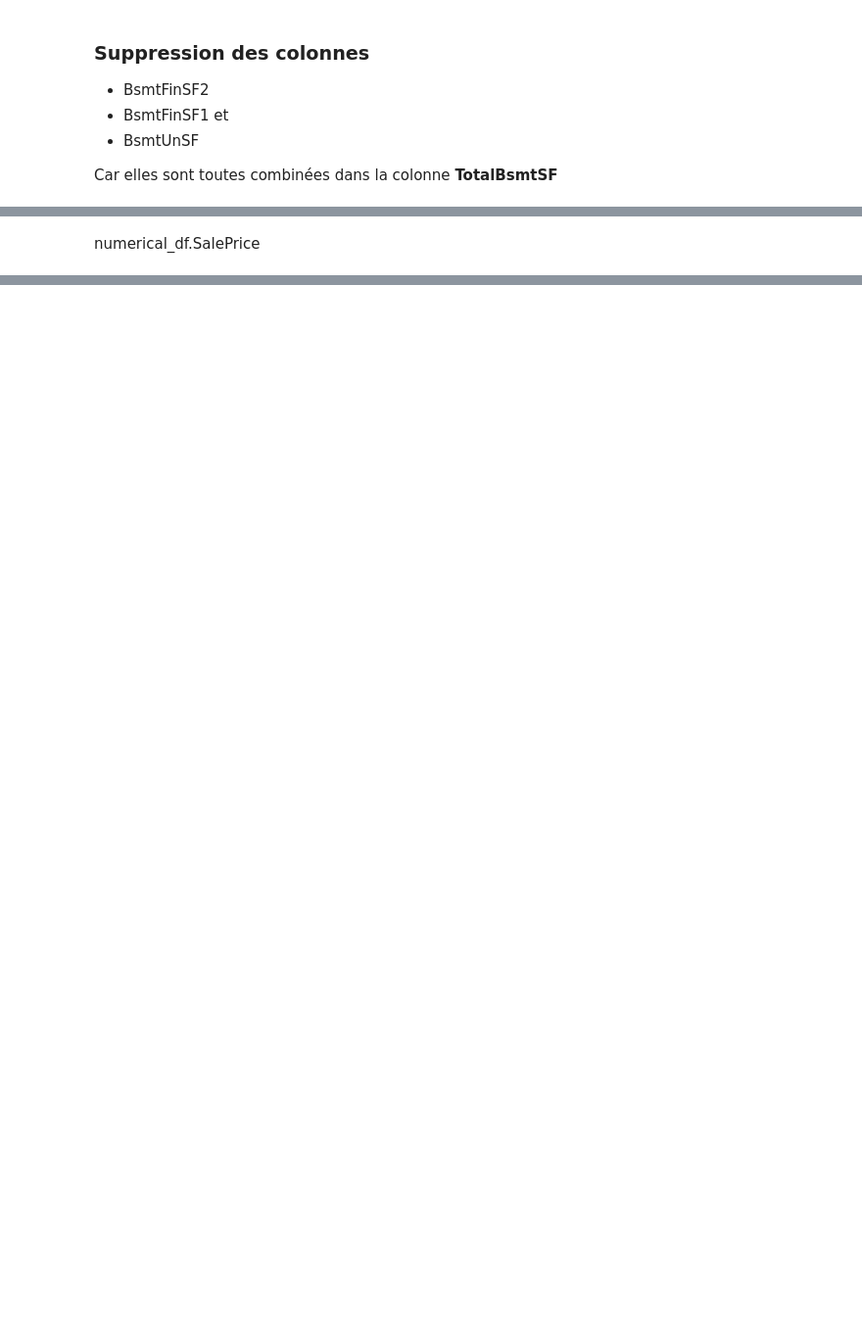
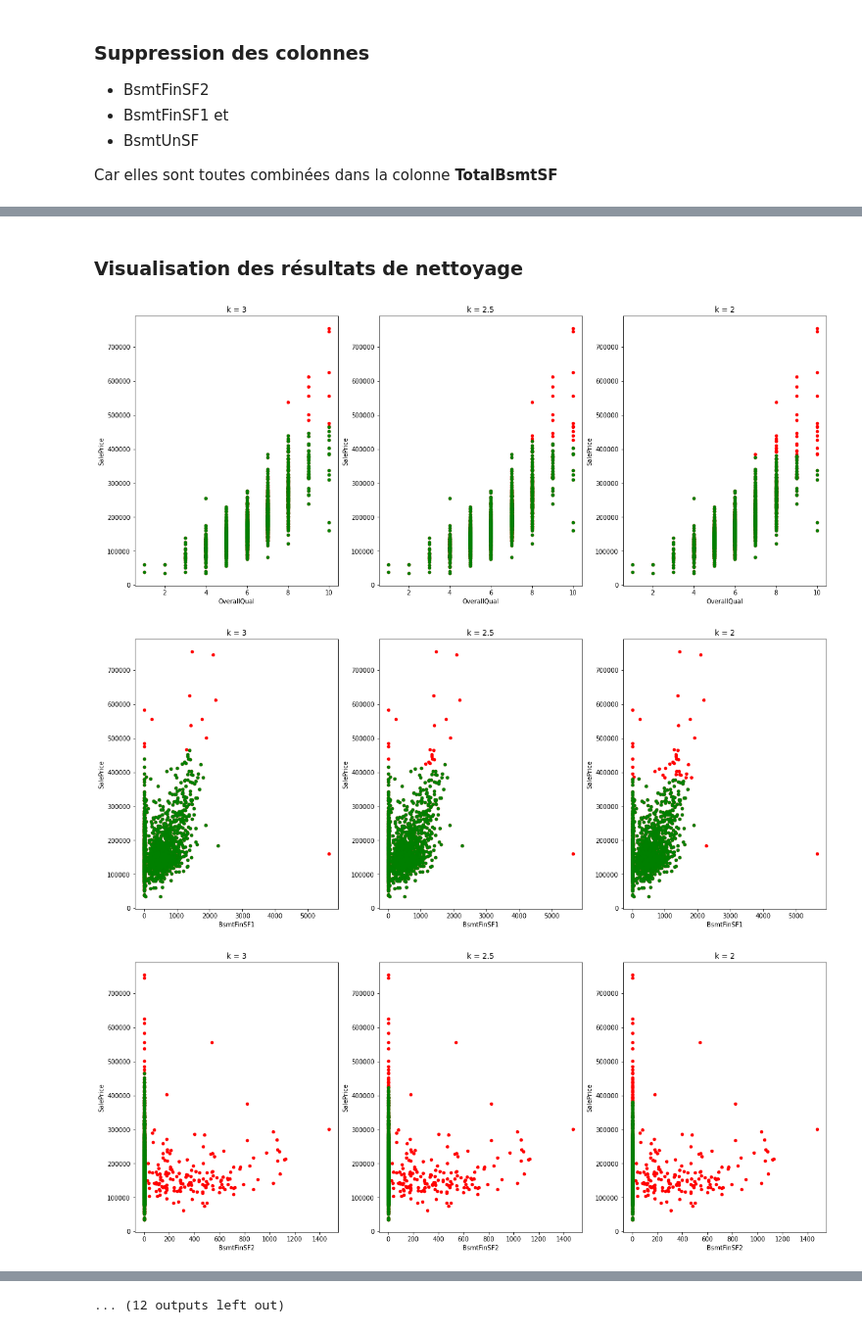
Before and after one commit to Khadimou/SalesPriceML, a Jupyter notebook: deep_eda.ipynb, the cells around one changed output, grey strips where cells are left out. Shown at 98% size. Cells and saved outputs as stored; diff of their text form; code cells hidden in the pictures; blank space fills up the shorter version.

```diff
--- a/deep_eda.ipynb
+++ b/deep_eda.ipynb
@@ -602,2 +436,12 @@ final_num_df_v1.describe()
-# %% [markdown]
-numerical_df.SalePrice
+# %%
+final_df = numerical_df[selected_features]
+final_features = final_df.drop(columns=["BsmtFinSF1","BsmtFinSF2","BsmtUnfSF","LowQualFinSF","BsmtFullBath","BsmtHalfBath"]).columns
+# %% [markdown]
+### Visualisation des résultats de nettoyage
+# %%
+for col in final_df.columns:
+    plot_view(col)
+# %% [output]
+[figure, added]
+[figure, added]
+[figure, added]
@@ -603,0 +457 @@ numerical_df.SalePrice
+... (12 outputs left out)
```
Also changed, not shown: parts of 47 cells of this notebook, 1 other file.
